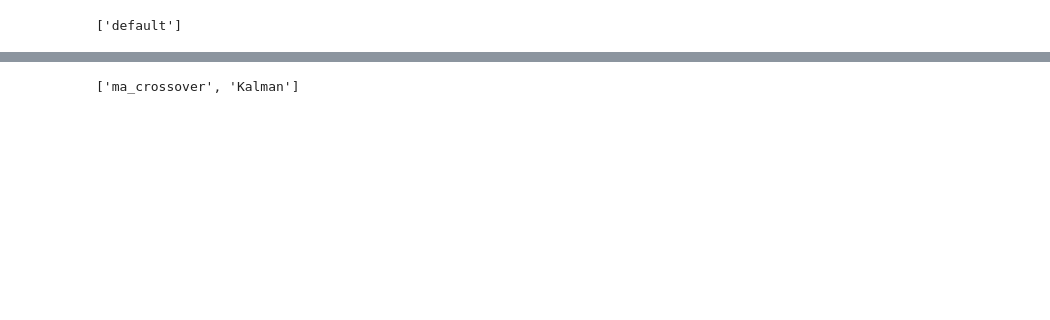
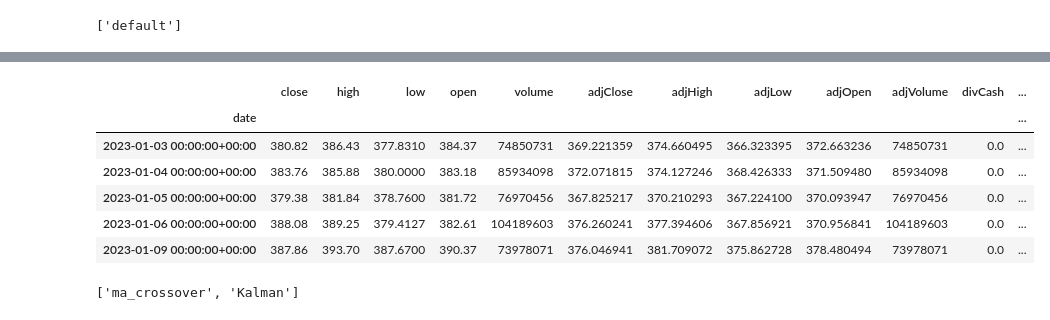
Before and after one commit to niornob/vatecas, a Jupyter notebook: src/backtesting/backtest.ipynb, the cells around one changed output, grey strips where cells are left out. Cells and saved outputs as stored; diff of their text form; code cells hidden in the pictures; blank space fills up the shorter version.

```diff
--- a/src/backtesting/backtest.ipynb
+++ b/src/backtesting/backtest.ipynb
@@ -53,3 +53,13 @@ data
+# %%
+data['SPY'].head()
+# %% [output]
+|  | close | high | low | open | volume | adjClose | adjHigh | adjLow | adjOpen | adjVolume | divCash | ... |
+| date |  |  |  |  |  |  |  |  |  |  |  | ... |
+| 2023-01-03 00:00:00+00:00 | 380.82 | 386.43 | 377.8310 | 384.37 | 74850731 | 369.221359 | 374.660495 | 366.323395 | 372.663236 | 74850731 | 0.0 | ... |
+| 2023-01-04 00:00:00+00:00 | 383.76 | 385.88 | 380.0000 | 383.18 | 85934098 | 372.071815 | 374.127246 | 368.426333 | 371.509480 | 85934098 | 0.0 | ... |
+| 2023-01-05 00:00:00+00:00 | 379.38 | 381.84 | 378.7600 | 381.72 | 76970456 | 367.825217 | 370.210293 | 367.224100 | 370.093947 | 76970456 | 0.0 | ... |
+| 2023-01-06 00:00:00+00:00 | 388.08 | 389.25 | 379.4127 | 382.61 | 104189603 | 376.260241 | 377.394606 | 367.856921 | 370.956841 | 104189603 | 0.0 | ... |
+| 2023-01-09 00:00:00+00:00 | 387.86 | 393.70 | 387.6700 | 390.37 | 73978071 | 376.046941 | 381.709072 | 375.862728 | 378.480494 | 73978071 | 0.0 | ... |
 # %%
 signal_registry = SignalRegistry()
 # %%
```
Also changed, not shown: parts of 6 cells of this notebook, 4 other files.
